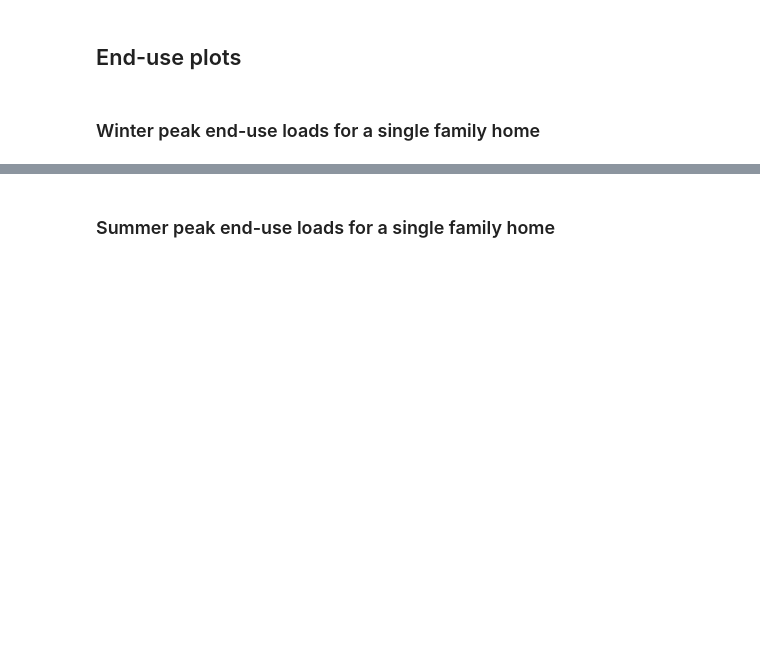
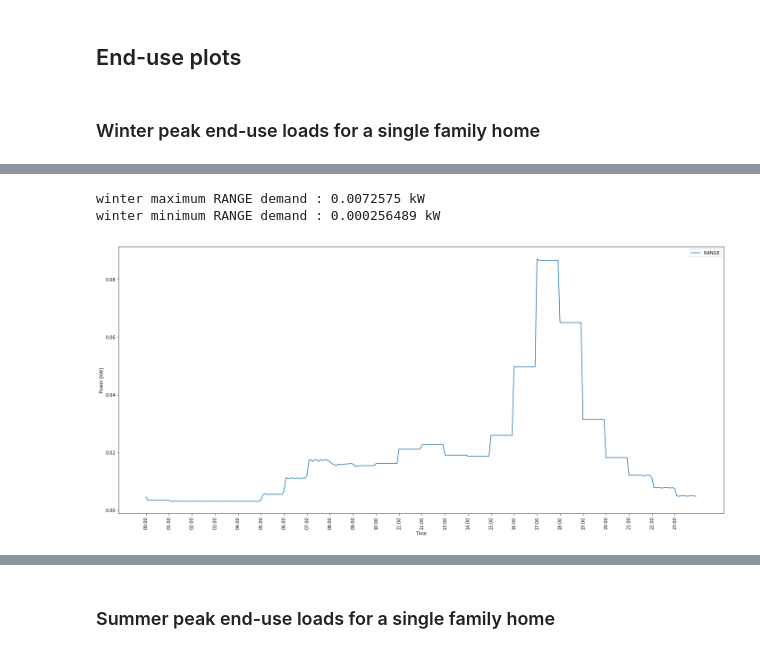
Before and after one commit to aivanova5/electrification_study, a Jupyter notebook: pythontools/enduseplots/enduse_plots.ipynb, the cells around one changed output, grey strips where cells are left out. Saved outputs shown, nothing was run; the diff lists cells and outputs as text; code cells hidden in the pictures; blank space fills up the shorter version.

```diff
--- a/pythontools/enduseplots/enduse_plots.ipynb
+++ b/pythontools/enduseplots/enduse_plots.ipynb
@@ -261,0 +200,6 @@ Winter minimum HVAC demand : 0.0035461 kW
+# %%
+enduse_plot(range_load_winter, 'RANGE', 'winter')
+# %% [output]
+winter maximum RANGE demand : 0.0072575 kW
+winter minimum RANGE demand : 0.000256489 kW
+[figure, added]
```
Also changed, not shown: parts of 24 cells of this notebook, 4 other files.
